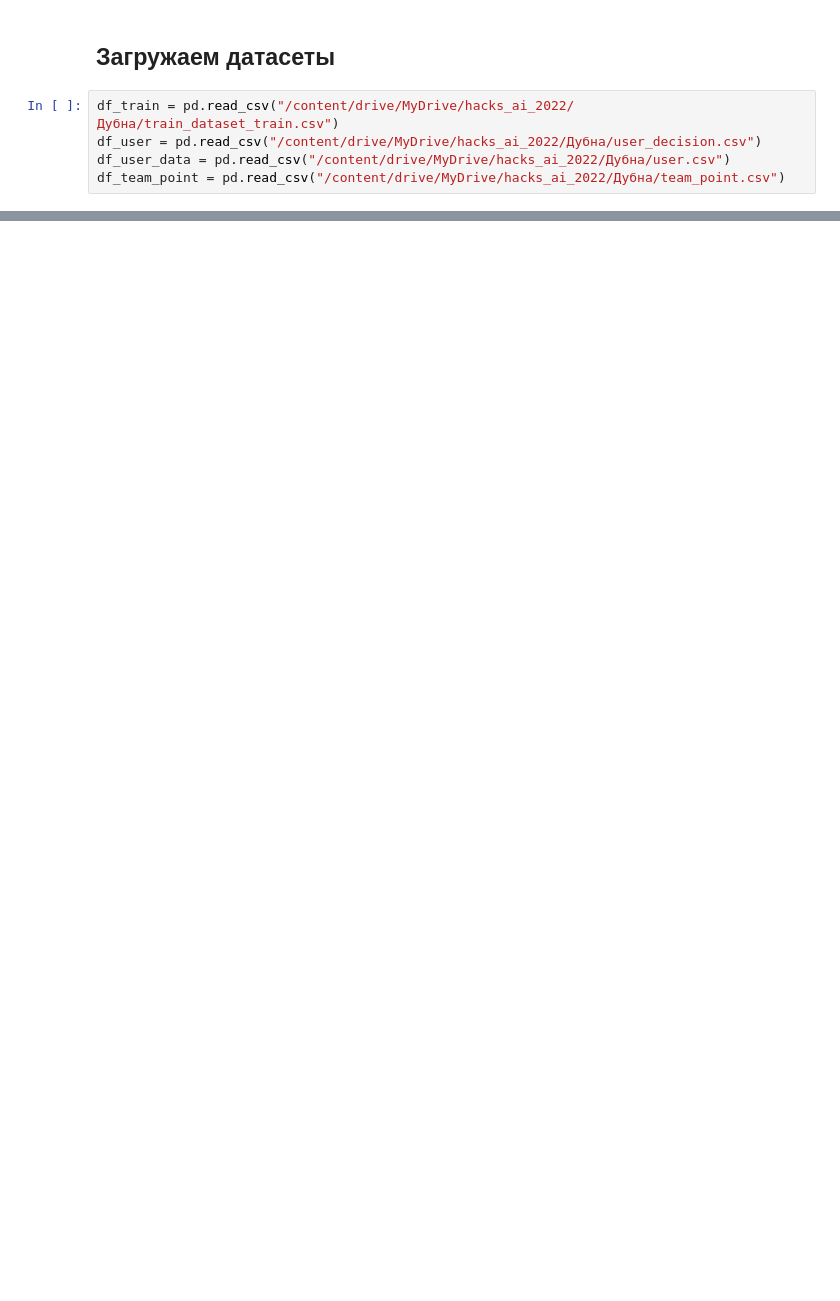
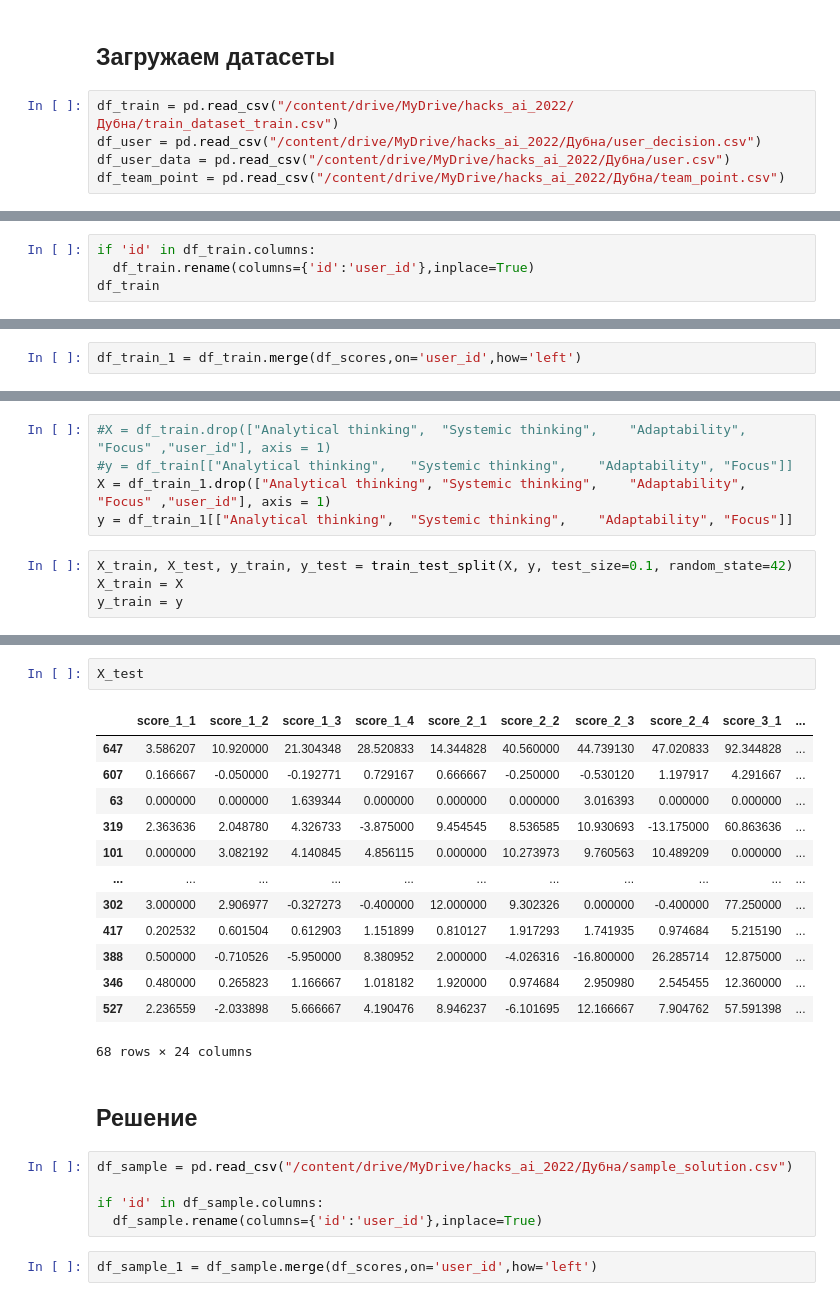
Before and after one commit to Value1965/Business_Up, a Jupyter notebook: Симуляция.ipynb, the cells around one changed output, grey strips where cells are left out. Cells and saved outputs as stored; diff of their text form; blank space fills up the shorter version.

```diff
--- a/Симуляция.ipynb
+++ b/Симуляция.ipynb
@@ -27,0 +392,4 @@ df_team_point = pd.read_csv("/content/drive/MyDrive/hacks_ai_2022/Дубна/tea
+# %%
+if 'id' in df_train.columns:
+  df_train.rename(columns={'id':'user_id'},inplace=True)
+df_train
@@ -27,0 +410,2 @@ df_team_point = pd.read_csv("/content/drive/MyDrive/hacks_ai_2022/Дубна/tea
+# %%
+df_train_1 = df_train.merge(df_scores,on='user_id',how='left')
@@ -27,0 +418,9 @@ df_team_point = pd.read_csv("/content/drive/MyDrive/hacks_ai_2022/Дубна/tea
+# %%
+#X = df_train.drop(["Analytical thinking",	"Systemic thinking",	"Adaptability",	"Focus"	,"user_id"], axis = 1)
+#y = df_train[["Analytical thinking",	"Systemic thinking",	"Adaptability",	"Focus"]]
+X = df_train_1.drop(["Analytical thinking",	"Systemic thinking",	"Adaptability",	"Focus"	,"user_id"], axis = 1)
+y = df_train_1[["Analytical thinking",	"Systemic thinking",	"Adaptability",	"Focus"]]
+# %%
+X_train, X_test, y_train, y_test = train_test_split(X, y, test_size=0.1, random_state=42)
+X_train = X
+y_train = y
@@ -27,0 +580,25 @@ df_team_point = pd.read_csv("/content/drive/MyDrive/hacks_ai_2022/Дубна/tea
+# %%
+X_test
+# %% [output]
+|  | score_1_1 | score_1_2 | score_1_3 | score_1_4 | score_2_1 | score_2_2 | score_2_3 | score_2_4 | score_3_1 | ... |
+| 647 | 3.586207 | 10.920000 | 21.304348 | 28.520833 | 14.344828 | 40.560000 | 44.739130 | 47.020833 | 92.344828 | ... |
+| 607 | 0.166667 | -0.050000 | -0.192771 | 0.729167 | 0.666667 | -0.250000 | -0.530120 | 1.197917 | 4.291667 | ... |
+| 63 | 0.000000 | 0.000000 | 1.639344 | 0.000000 | 0.000000 | 0.000000 | 3.016393 | 0.000000 | 0.000000 | ... |
+| 319 | 2.363636 | 2.048780 | 4.326733 | -3.875000 | 9.454545 | 8.536585 | 10.930693 | -13.175000 | 60.863636 | ... |
+| 101 | 0.000000 | 3.082192 | 4.140845 | 4.856115 | 0.000000 | 10.273973 | 9.760563 | 10.489209 | 0.000000 | ... |
+| ... | ... | ... | ... | ... | ... | ... | ... | ... | ... | ... |
+| 302 | 3.000000 | 2.906977 | -0.327273 | -0.400000 | 12.000000 | 9.302326 | 0.000000 | -0.400000 | 77.250000 | ... |
+| 417 | 0.202532 | 0.601504 | 0.612903 | 1.151899 | 0.810127 | 1.917293 | 1.741935 | 0.974684 | 5.215190 | ... |
+| 388 | 0.500000 | -0.710526 | -5.950000 | 8.380952 | 2.000000 | -4.026316 | -16.800000 | 26.285714 | 12.875000 | ... |
+| 346 | 0.480000 | 0.265823 | 1.166667 | 1.018182 | 1.920000 | 0.974684 | 2.950980 | 2.545455 | 12.360000 | ... |
+| 527 | 2.236559 | -2.033898 | 5.666667 | 4.190476 | 8.946237 | -6.101695 | 12.166667 | 7.904762 | 57.591398 | ... |
+68 rows × 24 columns
+# %% [markdown]
+## Решение
+# %%
+df_sample = pd.read_csv("/content/drive/MyDrive/hacks_ai_2022/Дубна/sample_solution.csv")
+
+if 'id' in df_sample.columns:
+  df_sample.rename(columns={'id':'user_id'},inplace=True)
+# %%
+df_sample_1 = df_sample.merge(df_scores,on='user_id',how='left')
```
Also changed, not shown: parts of 49 cells of this notebook.
